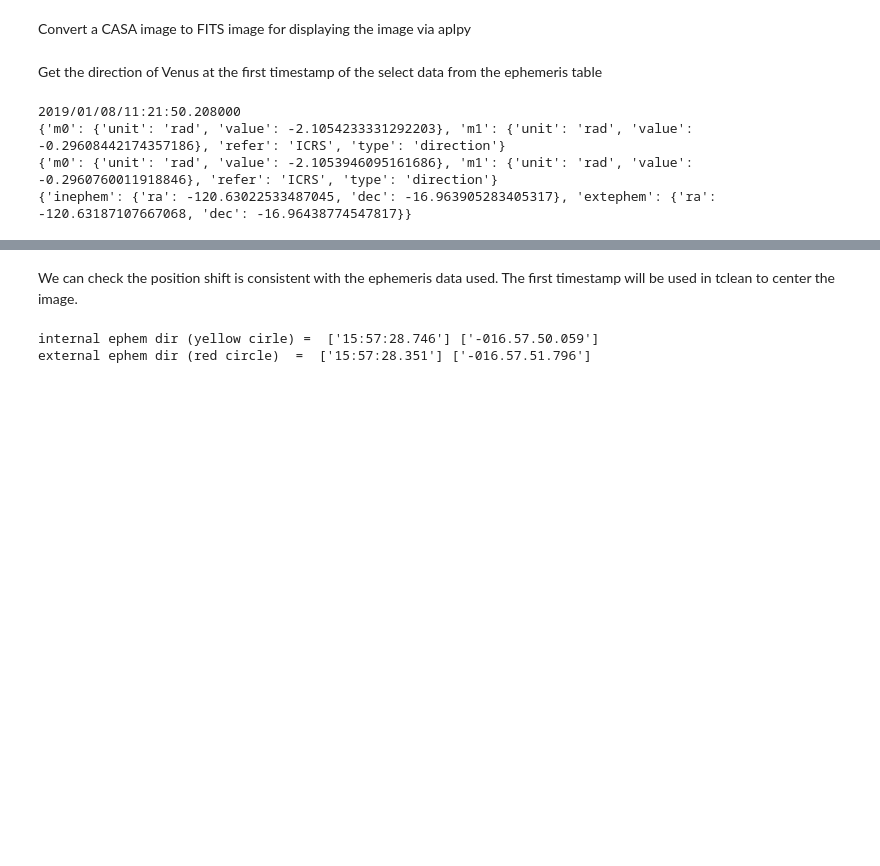
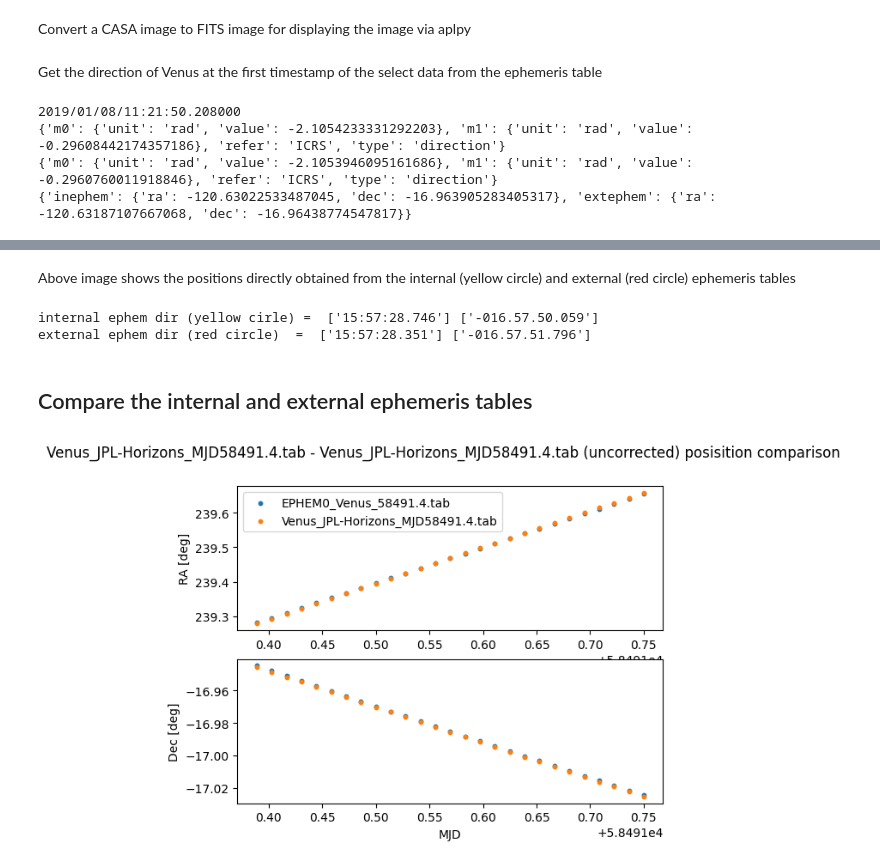
Before and after one commit to taktsutsumi/casanb, a Jupyter notebook: ephemdemo/ephemimagingVenusMfsMosaicExteph.ipynb, the cells around one changed output, grey strips where cells are left out. Drawn from its saved outputs; the diff is of its cells as text; code cells hidden in the pictures; blank space fills up the shorter version.

Commit message:
updated Venus ephemeris imaging demos

```diff
--- a/ephemdemo/ephemimagingVenusMfsMosaicExteph.ipynb
+++ b/ephemdemo/ephemimagingVenusMfsMosaicExteph.ipynb
@@ -130,11 +136,53 @@ image center: ('15:57:28.351', '-016.57.51.796')
 <Figure size 1500x1500 with 0 Axes>
 [figure]
 # %% [markdown]
-We can check the position shift is consistent with the ephemeris data used.
-The first timestamp will be used in tclean to center the image.
+Above image shows the positions directly obtained from the internal (yellow circle) and external (red circle) ephemeris tables
 # %%
 print("internal ephem dir (yellow cirle) = ",qa.time(ineph_dir['m0'],prec=9),qa.angle(ineph_dir['m1'],prec=9))
 print("external ephem dir (red circle)  = ",qa.time(exteph_dir['m0'],prec=9),qa.angle(exteph_dir['m1'],prec=9))
 # %% [output]
 internal ephem dir (yellow cirle) =  ['15:57:28.746'] ['-016.57.50.059']
 external ephem dir (red circle)  =  ['15:57:28.351'] ['-016.57.51.796']
+# %% [markdown]
+## Compare the internal and external ephemeris tables
+# %%
+def compare_ephemtable(tab1, tab2):
+    """
+    Compare two ephemeris tables
+    """
+    if os.path.exists(tab1):
+        tb.open(tab1)
+        mjd1 = tb.getcol('MJD')
+        ra1 = tb.getcol('RA')
+        dec1 = tb.getcol('DEC')
+        tb.done()
+    else:
+        raise RuntimeError(f'{tab1} does not exist')
+    if os.path.exists(tab2):
+        tb.open(tab2)
+        mjd2 = tb.getcol('MJD')
+        ra2 = tb.getcol('RA')
+        dec2 = tb.getcol('DEC')
+        tb.done()
+    else:
+        raise RuntimeError(f'{tab2} does not exist')
+
+    tab1name = os.path.basename(tab1)
+    tab2name = os.path.basename(tab2)
+# plotting
+    fig, (ax0,ax1)  = pl.subplots(2,1)
+    fig.suptitle(f'{tab2name} - {tab2name} (uncorrected) posisition comparison')
+    ax0.scatter(mjd1,ra1, s=10, label=tab1name)
+    ax0.scatter(mjd2,ra2, s=10, label=tab2name)
+    ax0.set_ylabel('RA [deg]')
+    ax0.legend()
+    ax1.scatter(mjd1,dec1, s=10)
+    ax1.scatter(mjd2,dec2, s=10)
+    ax1.set_xlabel('MJD')
+    ax1.set_ylabel('Dec [deg]')
+    #ax1.legend()
+    pl.show()
+# %%
+compare_ephemtable('venus_ephem_test.ms/FIELD/EPHEM0_Venus_58491.4.tab','Venus_JPL-Horizons_MJD58491.4.tab')
+# %% [output]
+[figure, added]
```
Also changed, not shown: parts of 6 cells of this notebook, 2 other files.
